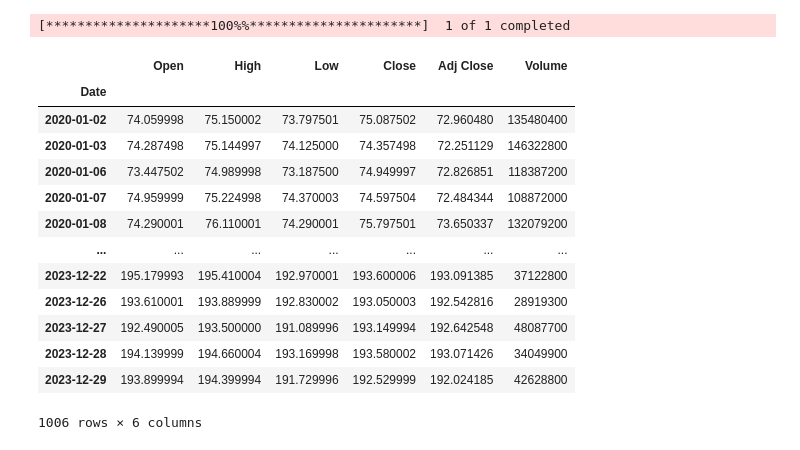
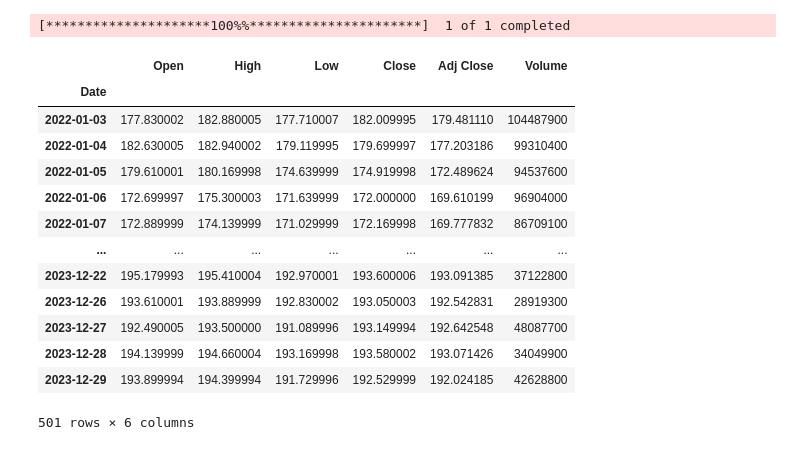
Before and after one commit to chrischris531/fyp, a Jupyter notebook: real_financial_datasets_notebook.ipynb, the cells around one changed output. Cells and saved outputs as stored; diff of their text form; code cells hidden in the pictures.

```diff
--- a/real_financial_datasets_notebook.ipynb
+++ b/real_financial_datasets_notebook.ipynb
@@ -6,21 +6,21 @@ import pandas as pd
 from statsmodels.graphics.tsaplots import plot_acf
 # %%
 ticker_symbol = "AAPL"
-stock_data = yf.download(ticker_symbol, start="2020-01-01", end="2024-01-01")
+stock_data = yf.download(ticker_symbol, start="2022-01-01", end="2024-01-01")
 stock_data
 # %% [output]
 [*********************100%%**********************]  1 of 1 completed
 |  | Open | High | Low | Close | Adj Close | Volume |
 | Date |  |  |  |  |  |  |
-| 2020-01-02 | 74.059998 | 75.150002 | 73.797501 | 75.087502 | 72.960480 | 135480400 |
-| 2020-01-03 | 74.287498 | 75.144997 | 74.125000 | 74.357498 | 72.251129 | 146322800 |
-| 2020-01-06 | 73.447502 | 74.989998 | 73.187500 | 74.949997 | 72.826851 | 118387200 |
-| 2020-01-07 | 74.959999 | 75.224998 | 74.370003 | 74.597504 | 72.484344 | 108872000 |
-| 2020-01-08 | 74.290001 | 76.110001 | 74.290001 | 75.797501 | 73.650337 | 132079200 |
+| 2022-01-03 | 177.830002 | 182.880005 | 177.710007 | 182.009995 | 179.481110 | 104487900 |
+| 2022-01-04 | 182.630005 | 182.940002 | 179.119995 | 179.699997 | 177.203186 | 99310400 |
+| 2022-01-05 | 179.610001 | 180.169998 | 174.639999 | 174.919998 | 172.489624 | 94537600 |
+| 2022-01-06 | 172.699997 | 175.300003 | 171.639999 | 172.000000 | 169.610199 | 96904000 |
+| 2022-01-07 | 172.889999 | 174.139999 | 171.029999 | 172.169998 | 169.777832 | 86709100 |
 | ... | ... | ... | ... | ... | ... | ... |
 | 2023-12-22 | 195.179993 | 195.410004 | 192.970001 | 193.600006 | 193.091385 | 37122800 |
-| 2023-12-26 | 193.610001 | 193.889999 | 192.830002 | 193.050003 | 192.542816 | 28919300 |
+| 2023-12-26 | 193.610001 | 193.889999 | 192.830002 | 193.050003 | 192.542831 | 28919300 |
 | 2023-12-27 | 192.490005 | 193.500000 | 191.089996 | 193.149994 | 192.642548 | 48087700 |
 | 2023-12-28 | 194.139999 | 194.660004 | 193.169998 | 193.580002 | 193.071426 | 34049900 |
 | 2023-12-29 | 193.899994 | 194.399994 | 191.729996 | 192.529999 | 192.024185 | 42628800 |
-1006 rows × 6 columns
+501 rows × 6 columns
```
Also changed, not shown: parts of 22 cells of this notebook.
